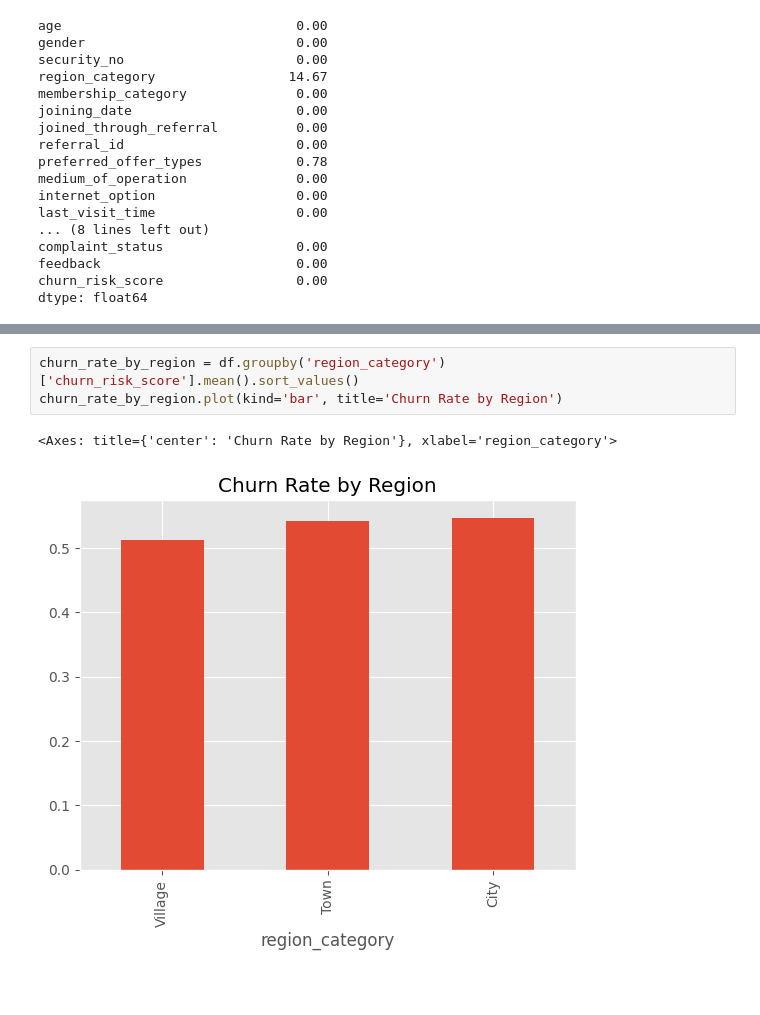
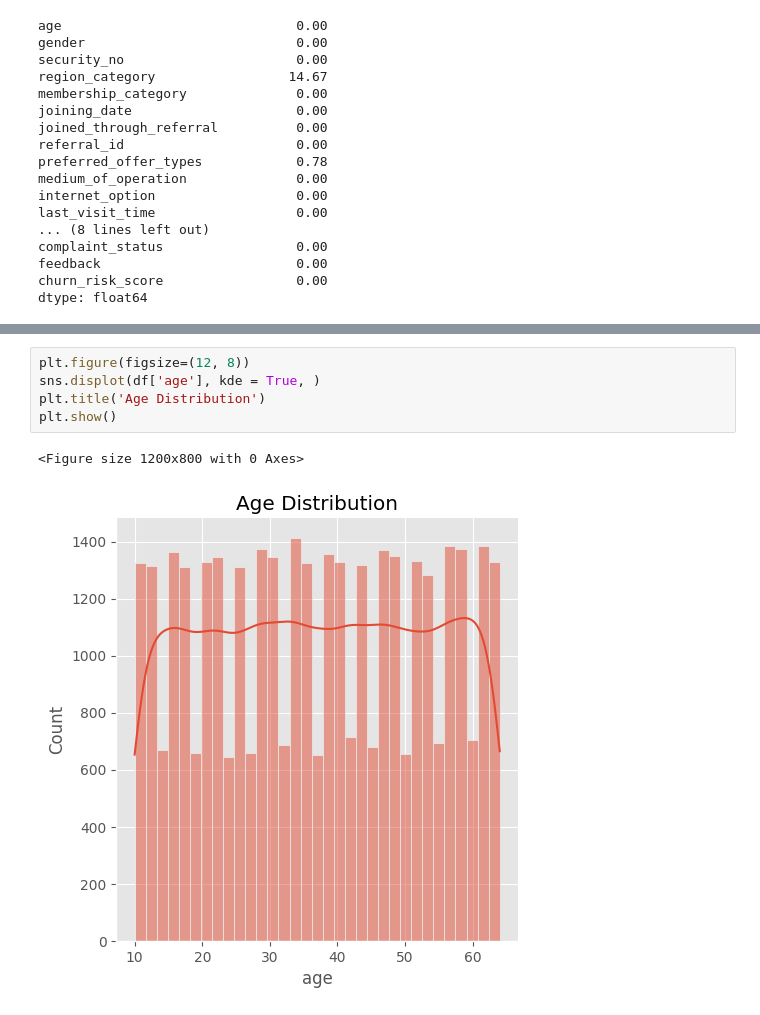
Before and after one commit to AshutoshsinghIndore/customer-churn-model, a Jupyter notebook: Notebook/Notebook.ipynb, the cells around one changed output, grey strips where cells are left out. Cells and saved outputs as stored; diff of their text form; blank space fills up the shorter version.

```diff
--- a/Notebook/Notebook.ipynb
+++ b/Notebook/Notebook.ipynb
@@ -108,6 +101,8 @@ Text(0.5, 1.0, 'Churn % by Region')
-# %%
-churn_rate_by_region = df.groupby('region_category')['churn_risk_score'].mean().sort_values()
-churn_rate_by_region.plot(kind='bar', title='Churn Rate by Region')
-# %% [output]
-<Axes: title={'center': 'Churn Rate by Region'}, xlabel='region_category'>
-[figure, removed]
+# %%
+plt.figure(figsize=(12, 8))
+sns.displot(df['age'], kde = True, )
+plt.title('Age Distribution')
+plt.show()
+# %% [output]
+<Figure size 1200x800 with 0 Axes>
+[figure, added]
```
Also changed, not shown: parts of 8 cells of this notebook.
